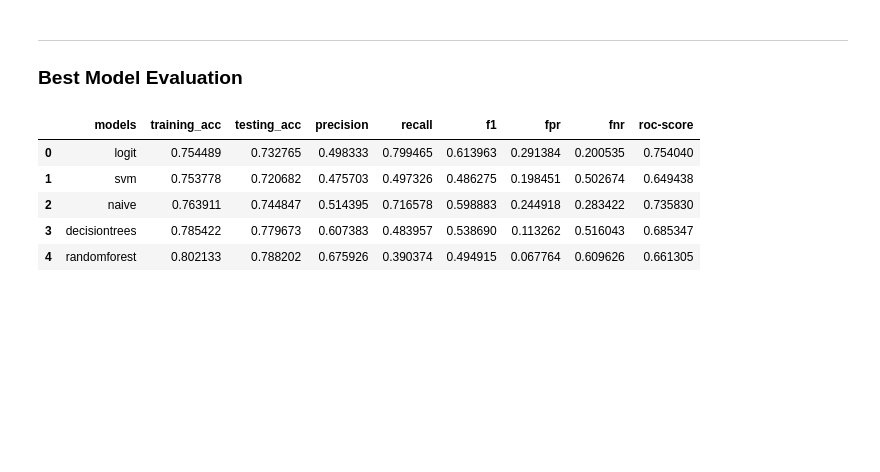
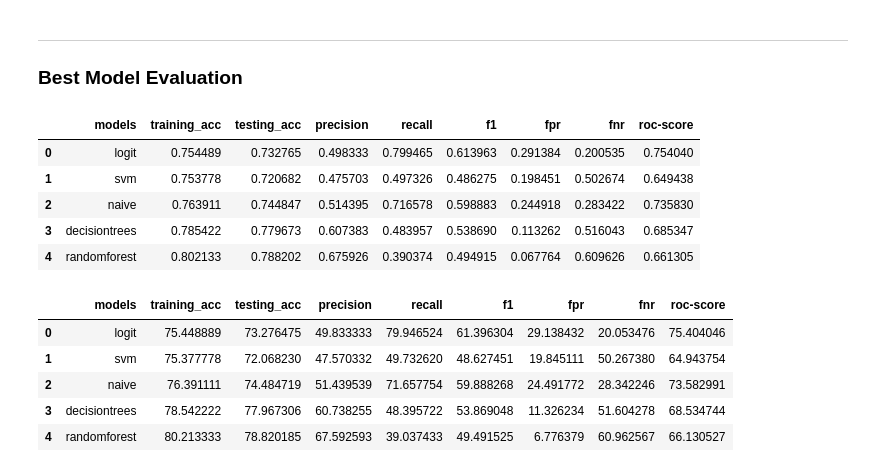
Before and after one commit to suzaladhikari/customer_churn-, a Jupyter notebook: Model Preparation/model.ipynb, the cells around one changed output. Saved outputs shown, nothing was run; the diff lists cells and outputs as text; code cells hidden in the pictures; blank space fills up the shorter version.

Commit message:
converted ratio columns into percentage columns

```diff
--- a/Model Preparation/model.ipynb
+++ b/Model Preparation/model.ipynb
@@ -615,3 +615,17 @@ model_performance.head(5)
 | 2 | naive | 0.763911 | 0.744847 | 0.514395 | 0.716578 | 0.598883 | 0.244918 | 0.283422 | 0.735830 |
 | 3 | decisiontrees | 0.785422 | 0.779673 | 0.607383 | 0.483957 | 0.538690 | 0.113262 | 0.516043 | 0.685347 |
 | 4 | randomforest | 0.802133 | 0.788202 | 0.675926 | 0.390374 | 0.494915 | 0.067764 | 0.609626 | 0.661305 |
+# %%
+### Changing the structure of the dataset for the analysis of the model !
+
+columns = ['training_acc', 'testing_acc', 'precision', 'recall', 'f1', 'fpr', 'fnr', 'roc-score']
+model_performance[columns] = model_performance[columns] * 100
+
+model_performance.head(5)
+# %% [output]
+|  | models | training_acc | testing_acc | precision | recall | f1 | fpr | fnr | roc-score |
+| 0 | logit | 75.448889 | 73.276475 | 49.833333 | 79.946524 | 61.396304 | 29.138432 | 20.053476 | 75.404046 |
+| 1 | svm | 75.377778 | 72.068230 | 47.570332 | 49.732620 | 48.627451 | 19.845111 | 50.267380 | 64.943754 |
+| 2 | naive | 76.391111 | 74.484719 | 51.439539 | 71.657754 | 59.888268 | 24.491772 | 28.342246 | 73.582991 |
+| 3 | decisiontrees | 78.542222 | 77.967306 | 60.738255 | 48.395722 | 53.869048 | 11.326234 | 51.604278 | 68.534744 |
+| 4 | randomforest | 80.213333 | 78.820185 | 67.592593 | 39.037433 | 49.491525 | 6.776379 | 60.962567 | 66.130527 |
```
